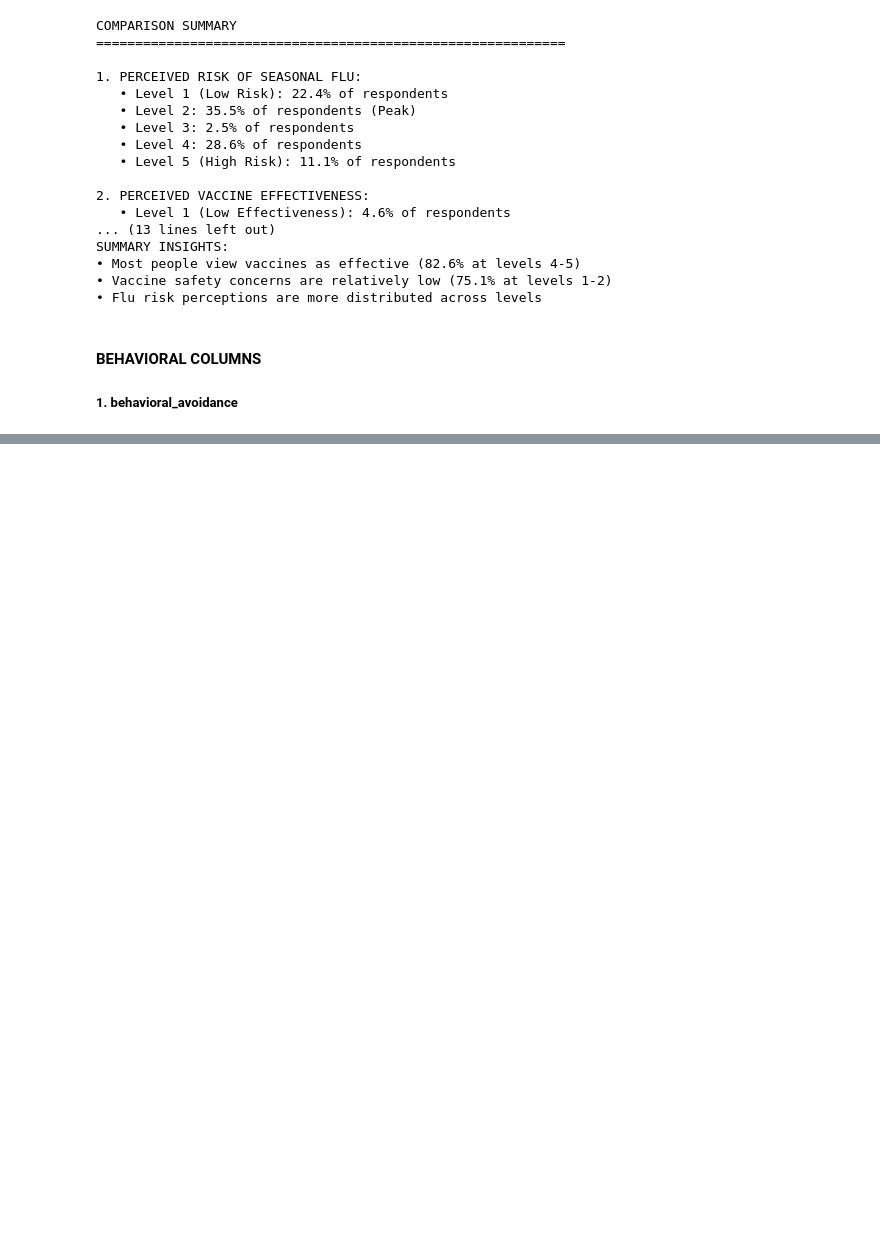
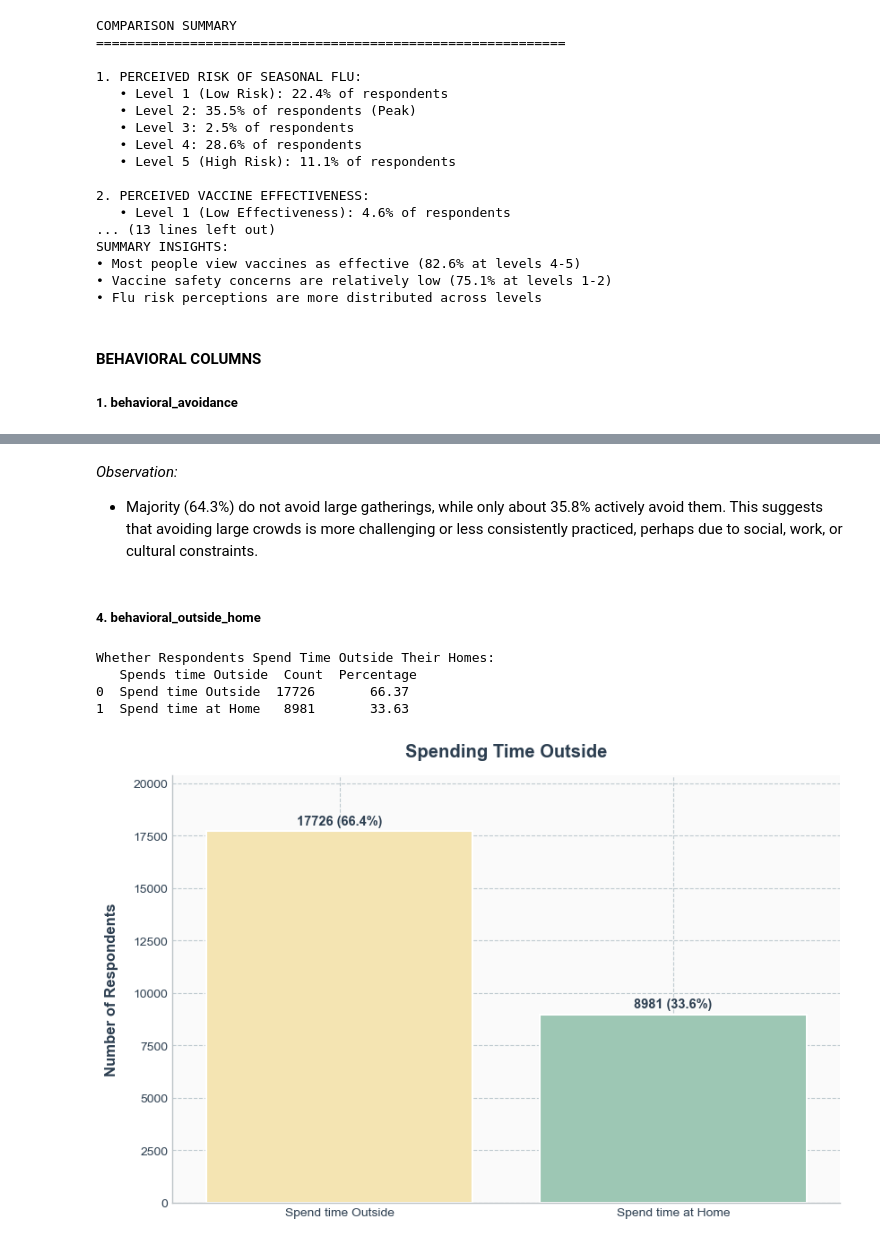
Before and after one commit to Vain-Guy/Predicting-H1N1-and-Seasonal-Flu-Vaccines, a Jupyter notebook: index.ipynb, the cells around one changed output, grey strips where cells are left out. Cells and saved outputs as stored; diff of their text form; code cells hidden in the pictures; blank space fills up the shorter version.

```diff
--- a/index.ipynb
+++ b/index.ipynb
@@ -2164,0 +2337,80 @@ Behavioral Avoidance:
+# %% [markdown]
+*Observation:*
+
+- Majority (64.3%) do not avoid large gatherings, while only about 35.8% actively avoid them. This suggests that avoiding large crowds is more challenging or less consistently practiced, perhaps due to social, work, or cultural constraints.
+# %% [markdown]
+##### 4. behavioral_outside_home
+# %%
+# Prepare data
+df_bhv_outside_hm = train_data.copy()
+df_bhv_outside_hm['behavioral_outside_home'] = df_bhv_outside_hm['behavioral_outside_home'].astype(int)
+
+counts = df_bhv_outside_hm['behavioral_outside_home'].value_counts().sort_index()
+percentages = (counts / len(df_bhv_outside_hm)) * 100
+
+# Map levels
+risk_labels = {
+    0: "Spend time Outside",
+    1: "Spend time at Home"
+}
+
+summary = pd.DataFrame({
+    "Spends time Outside": counts.index.map(risk_labels),
+    "Count": counts.values,
+    "Percentage": percentages.round(2).values
+})
+
+print("Whether Respondents Spend Time Outside Their Homes:\n", summary)
+
+# Plot
+plt.figure(figsize=(8.5, 5.6))
+
+# Palette
+colors = [ '#FFEAA7', '#96CEB4']
+
+ax = sns.barplot(
+    data=summary,
+    x="Spends time Outside",
+    y="Count",
+    palette=colors,
+    edgecolor="white",
+    linewidth=1.5
+)
+
+# Styling
+ax.set_title("Spending Time Outside",
+             fontsize=14.5, pad=15, color='#2C3E50', fontweight='semibold')
+ax.set_xlabel("", fontsize=13, labelpad=12)
+ax.set_ylabel("Number of Respondents", fontsize=12, labelpad=12,
+              color='#2C3E50', fontweight='semibold')
+
+ax.tick_params(axis='both', which='major', labelsize=10, colors='#2C3E50')
+
+# Add count + percentage labels
+max_count = summary["Count"].max()
+for i, row in summary.iterrows():
+    ax.text(
+        i, row["Count"] + (0.01 * max_count),
+        f"{row['Count']} ({row['Percentage']:.1f}%)",
+        ha="center", va="bottom", color="#2C3E50",
+        fontsize=10.5, fontweight="semibold"
+    )
+
+# Clean styling
+ax.grid(axis='both', alpha=0.8, linestyle='--', color='#B0BEC5')
+ax.set_facecolor('#FAFAFA')
+ax.set_ylim(0, max_count * 1.15)
+
+for spine in ['top', 'right']:
+    ax.spines[spine].set_visible(False)
+for spine in ['left', 'bottom']:
+    ax.spines[spine].set_color('#BDC3C7')
+
+plt.tight_layout()
+plt.show()
+# %% [output]
+Whether Respondents Spend Time Outside Their Homes:
+   Spends time Outside  Count  Percentage
+0  Spend time Outside  17726       66.37
+1  Spend time at Home   8981       33.63
+[figure, added]
```
Also changed, not shown: parts of 66 cells of this notebook.
